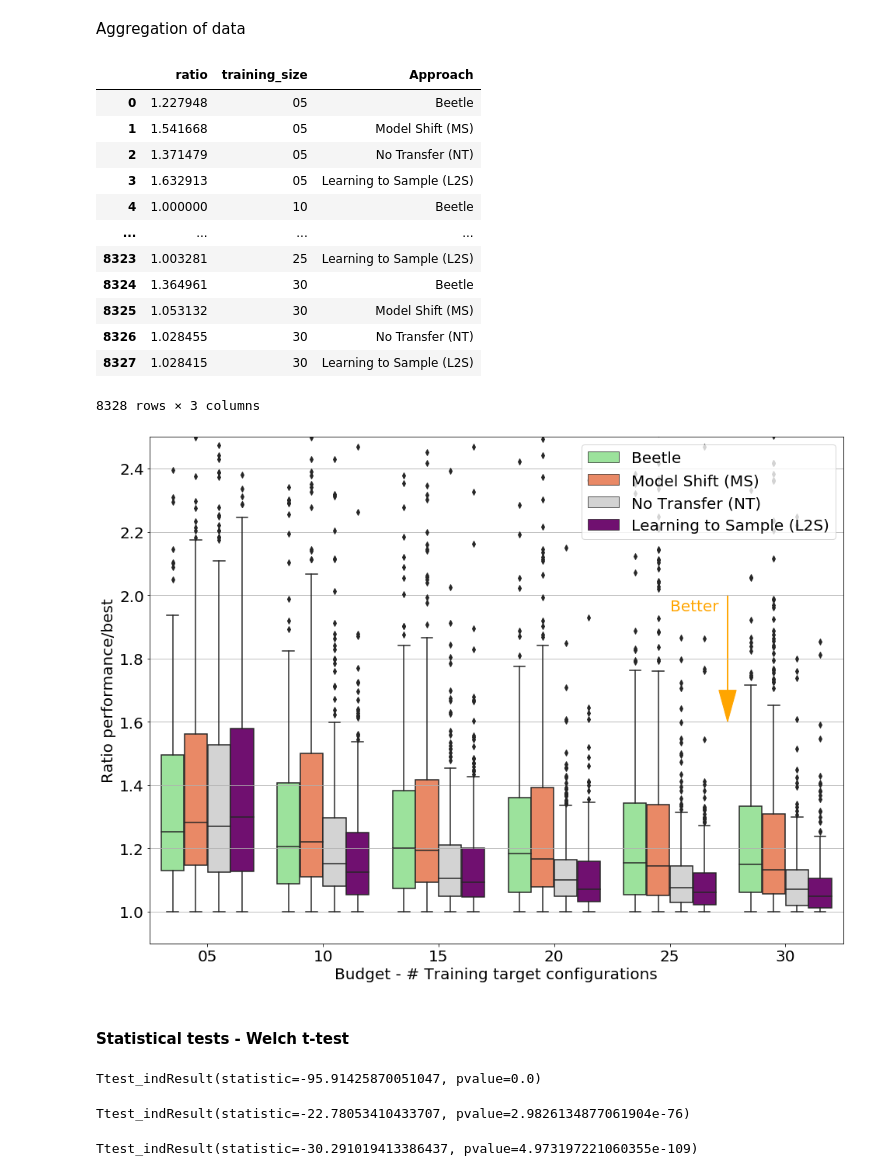
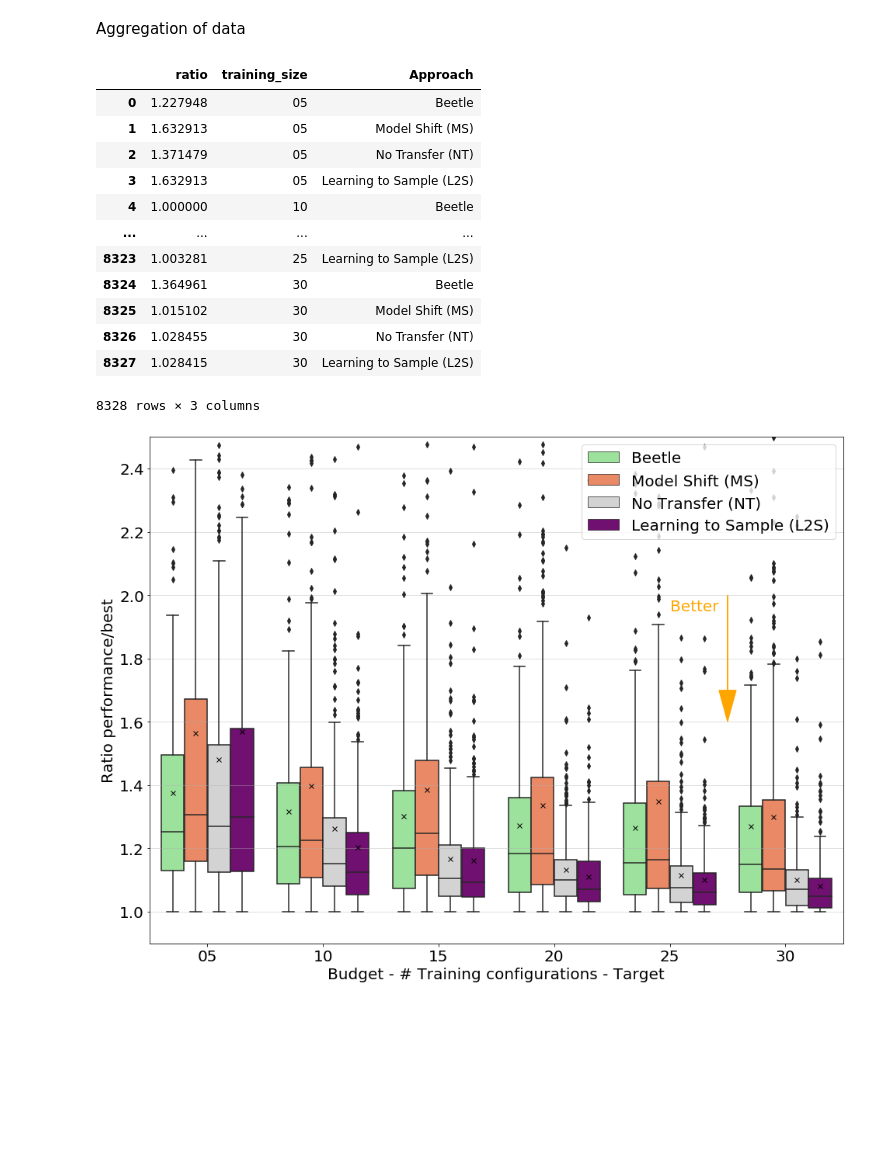
Before and after one commit to llesoil/input_sensitivity, a Jupyter notebook: src/main/bitrate.ipynb, the cells around one changed output. Saved outputs shown, nothing was run; the diff lists cells and outputs as text; code cells hidden in the pictures; blank space fills up the shorter version.

```diff
--- a/src/main/bitrate.ipynb
+++ b/src/main/bitrate.ipynb
@@ -1254,11 +1262,11 @@ MEDIAN
 
 # save names of train inputs
 # np.savetxt("../../data/train_names.csv", v_names_train, fmt='%s')
-v_names_train = np.loadtxt("../../data/train_names.csv", dtype= str)
+v_names_train = np.loadtxt("../../results/raw_data/train_names.csv", dtype= str)
 
 # save names of test inputs
 # np.savetxt("../../data/test_names.csv", v_names_test, fmt='%s')
-v_names_test = np.loadtxt("../../data/test_names.csv", dtype= str)
+v_names_test = np.loadtxt("../../results/raw_data/test_names.csv", dtype= str)
 # %%
 v_names_train[0:50]
 # %% [output]
@@ -1592,53 +1691,41 @@ final_tl_data
 # %% [output]
 |  | ratio | training_size | Approach |
 | 0 | 1.227948 | 05 | Beetle |
-| 1 | 1.541668 | 05 | Model Shift (MS) |
+| 1 | 1.632913 | 05 | Model Shift (MS) |
 | 2 | 1.371479 | 05 | No Transfer (NT) |
 | 3 | 1.632913 | 05 | Learning to Sample (L2S) |
 | 4 | 1.000000 | 10 | Beetle |
 | ... | ... | ... | ... |
 | 8323 | 1.003281 | 25 | Learning to Sample (L2S) |
 | 8324 | 1.364961 | 30 | Beetle |
-| 8325 | 1.053132 | 30 | Model Shift (MS) |
+| 8325 | 1.015102 | 30 | Model Shift (MS) |
 | 8326 | 1.028455 | 30 | No Transfer (NT) |
 | 8327 | 1.028415 | 30 | Learning to Sample (L2S) |
 8328 rows × 3 columns
 # %%
 plt.figure(figsize=(16,12))
 
-plt.grid()
+plt.grid(alpha=0.5)
 
 # Draw a nested boxplot to show bills by day and time
 sns.boxplot(x="training_size", y="ratio",
             hue="Approach", palette=["lightgreen", "coral", "lightgray", "purple"],
-            data=final_tl_data)
+            data=final_tl_data,
+            showmeans=True,
+            meanprops={"marker":"x", "markeredgecolor":"black"})
 plt.ylabel("Ratio performance/best", size = 20)
-plt.xlabel("Budget - # Training target configurations", size = 20)
+plt.xlabel("Budget - # Training configurations - Target", size = 20)
 plt.ylim(0.9,2.5)
 plt.legend(fontsize=20, loc = 'upper right')
 
 
 # Arrow
 plt.arrow(x = 4.5, y = 2, dx= 0, dy = -0.3, head_width = 0.15, head_length = .1, color="orange")
 plt.text(s = "Better", x = 4, y = 1.95, size = 20, color = 'orange')
 
 plt.xticks(size = 20)
 plt.yticks(size = 20)
 plt.savefig("../../results/res_box_tl_approach.png")
 plt.show()
 # %% [output]
-[figure, old version]
+[figure, new version]
-# %% [markdown]
-#### Statistical tests - Welch t-test
-# %%
-stats.ttest_ind(inputec_ranks, b3_ranks, equal_var = False)
-# %% [output]
-Ttest_indResult(statistic=-95.91425870051047, pvalue=0.0)
-# %%
-stats.ttest_ind(inputec_ranks, b2_ranks, equal_var = False)
-# %% [output]
-Ttest_indResult(statistic=-22.78053410433707, pvalue=2.9826134877061904e-76)
-# %%
-stats.ttest_ind(inputec_ranks, b1_ranks, equal_var = False)
-# %% [output]
-Ttest_indResult(statistic=-30.291019413386437, pvalue=4.973197221060355e-109)
```
Also changed, not shown: parts of 57 cells of this notebook, 30 other files.
